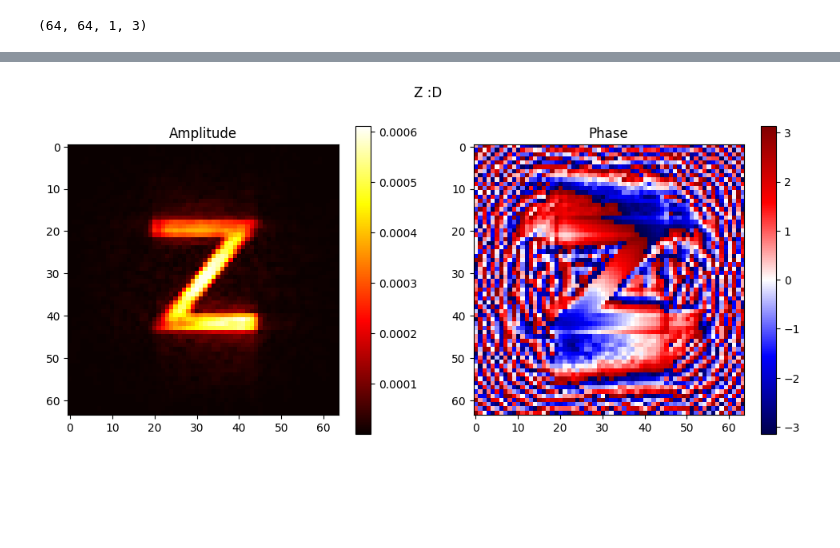
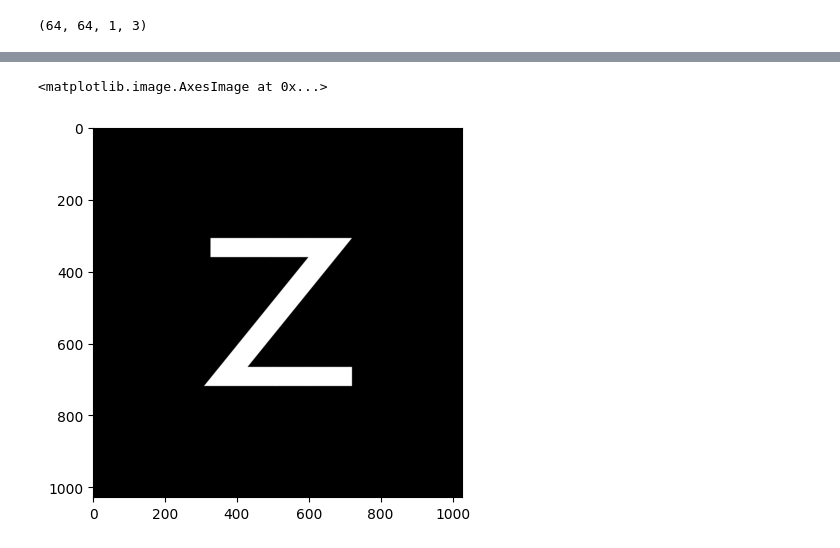
Before and after one commit to diegoroyo/tal, a Jupyter notebook: examples/render-reconstruct/reconstruct.ipynb, the cells around one changed output, grey strips where cells are left out. Cells and saved outputs as stored; diff of their text form; code cells hidden in the pictures; blank space fills up the shorter version.

```diff
--- a/examples/render-reconstruct/reconstruct.ipynb
+++ b/examples/render-reconstruct/reconstruct.ipynb
@@ -59,6 +62,10 @@ tal.reconstruct.pf_dev: Using wavelengths from 0.0400m to 0.1200m
-# %%
-# Note that the Z is not well oriented. To see it as you would expect
-import numpy as np
-tal.plot.amplitude_phase(np.fliplr(np.squeeze(H_1).T), title='Z')
-# %% [output]
-[figure, removed]
+# %%
+# Ground truth depth and normals data
+import matplotlib.pyplot as plt
+
+depth = data.scene_info['ground_truth']['depth'][..., 2]
+
+plt.imshow(depth, cmap='gray')
+# %% [output]
+<matplotlib.image.AxesImage at 0x...>
+[figure, added]
```
Also changed, not shown: parts of 5 cells of this notebook, 11 other files.
